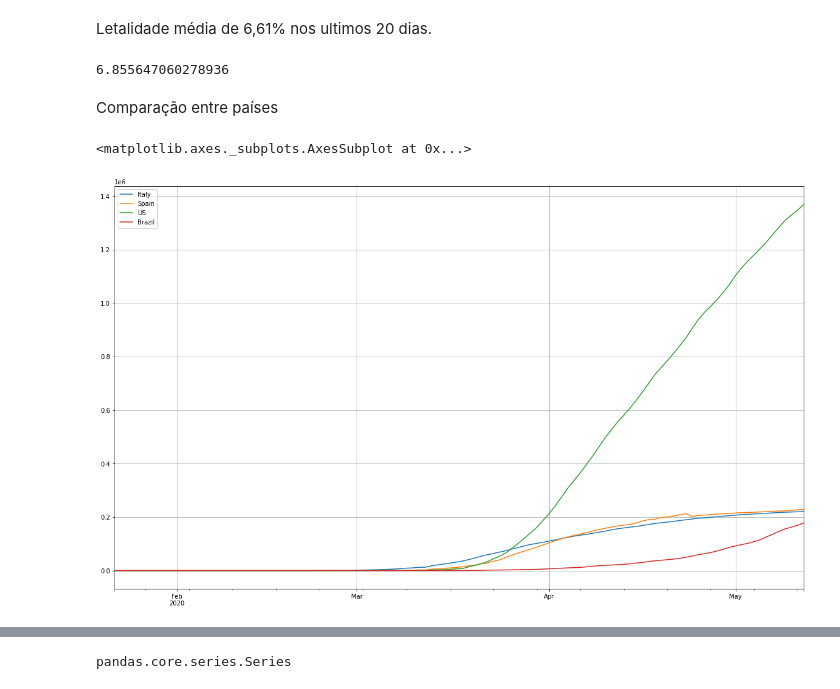
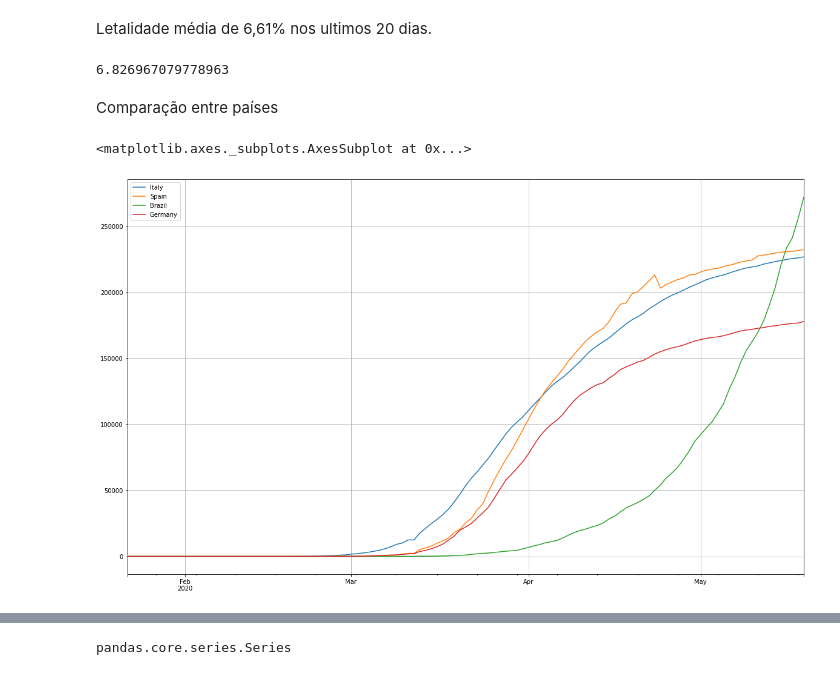
Before and after one commit to gagarcia/COVID-19, a Jupyter notebook: death_index.ipynb, the cells around one changed output, grey strips where cells are left out. Cells and saved outputs as stored; diff of their text form; code cells hidden in the pictures.

```diff
--- a/death_index.ipynb
+++ b/death_index.ipynb
@@ -127,15 +114,15 @@ plt.legend()
 # %% [markdown]
 Letalidade média de 6,61% nos ultimos 20 dias.
 # %%
-Brazil['Letalidade'][-20:].mean()
+Brazil['Letalidade'].iloc[-20:].mean()
 # %% [output]
-6.855647060278936
+6.826967079778963
 # %% [markdown]
 Comparação entre países
 # %%
-paises = ['Italy','Spain','US','Brazil']
+paises = ['Italy','Spain','Brazil','Germany']
 comparador = confirmed_clean[paises]
 comparador.plot(figsize = (20,12),grid=True)
 # %% [output]
 <matplotlib.axes._subplots.AxesSubplot at 0x...>
-[figure, old version]
+[figure, new version]
```
Also changed, not shown: parts of 25 cells of this notebook.
